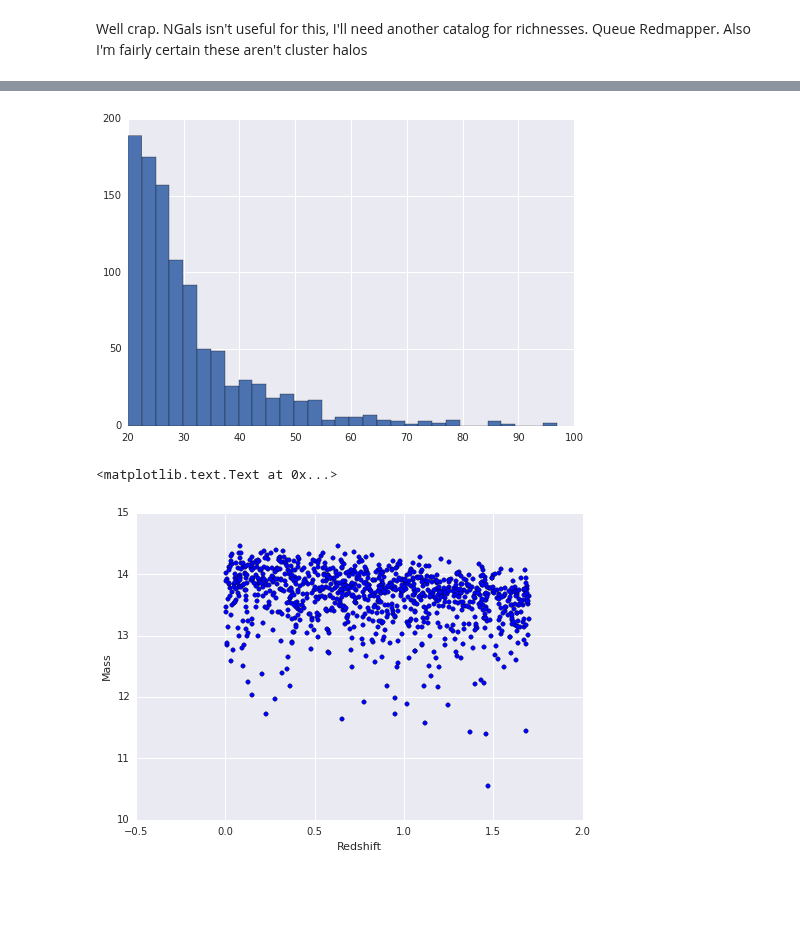
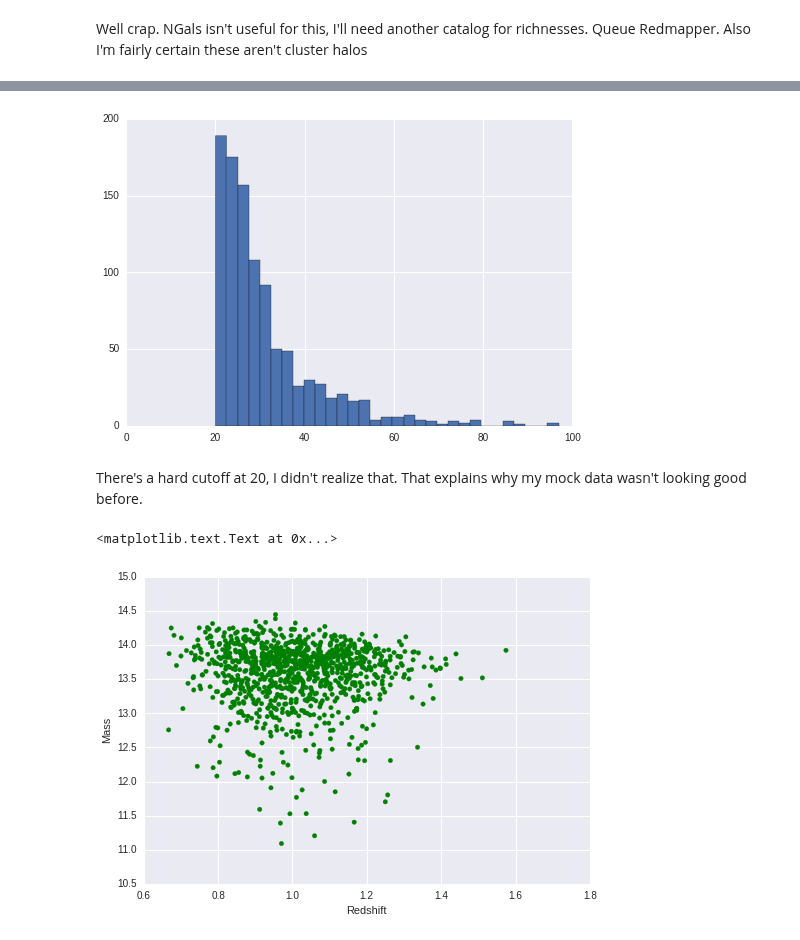
Before and after one commit to Ravirajadrangi/ClusterMassInference, a Jupyter notebook: Project Notebook.ipynb, the cells around one changed output, grey strips where cells are left out. Drawn from its saved outputs; the diff is of its cells as text; code cells hidden in the pictures; blank space fills up the shorter version.

Commit message:
Got a sampler coded up and something resembling mock data.

```diff
--- a/Project Notebook.ipynb
+++ b/Project Notebook.ipynb
@@ -197,25 +217,18 @@ redmapperData = hdulist[1].data
 # %%
 plt.hist(redmapperData['LAMBDA_CHISQ'], bins = int(np.sqrt(redmapperData.shape[0])));
+plt.xlim([0,100]);
 # %% [output]
-[figure, old version]
+[figure, new version]
+# %% [markdown]
+There's a hard cutoff at 20, I didn't realize that. That explains why my mock data wasn't looking good before.
 # %%
 #draw parameters from priors
 nSamples = 1000
-lambda_a = 1 #hyperparam, will have to tune
-
-alpha_sig, beta_sig = 1,1
-
-#mu_z, sig_z = .3,.3
-
-aSamples = np.random.exponential(lambda_a, size = nSamples)
-
-bSamples = np.tan(np.random.uniform(0, np.pi/2-0.2, size = nSamples))
-sigmaSamples = 1/np.random.gamma(shape = alpha_sig, scale = beta_sig, size = nSamples)
-
+data_color = 'g'
 #don't need to be sampled but i'll need some anyway
 #z_samples = np.random.lognormal(mean = mu_z, sigma = sig_z, size = nSamples )
 #redshift cannot be greater than 2
-z_samples = np.random.uniform(0,1.7, size = nSamples )
+z_samples = np.random.lognormal(0,.15, size = nSamples )
 
 Mmax = 3#Masses need to be rescaled.
 
@@ -253,14 +266,14 @@ for i, z in enumerate(z_samples):
         M = np.random.uniform(0,Mmax)# ask about range here
         if n_approx(M,z)>np.random.uniform(0,norm):
             done = True
-    mSamples[i] = M
+    mSamples[i] = M*10**14
 
-mSamples = np.log10(mSamples)+14*np.log10(10)
+logmSamples = np.log10(mSamples)
 
-plt.scatter(z_samples,mSamples)
+plt.scatter(z_samples,logmSamples, color = data_color)
 plt.ylabel('Mass')
 plt.xlabel('Redshift')
 # %% [output]
 <matplotlib.text.Text at 0x...>
-[figure, old version]
+[figure, new version]
 # %%
```
Also changed, not shown: parts of 18 cells of this notebook, 1 other file.
